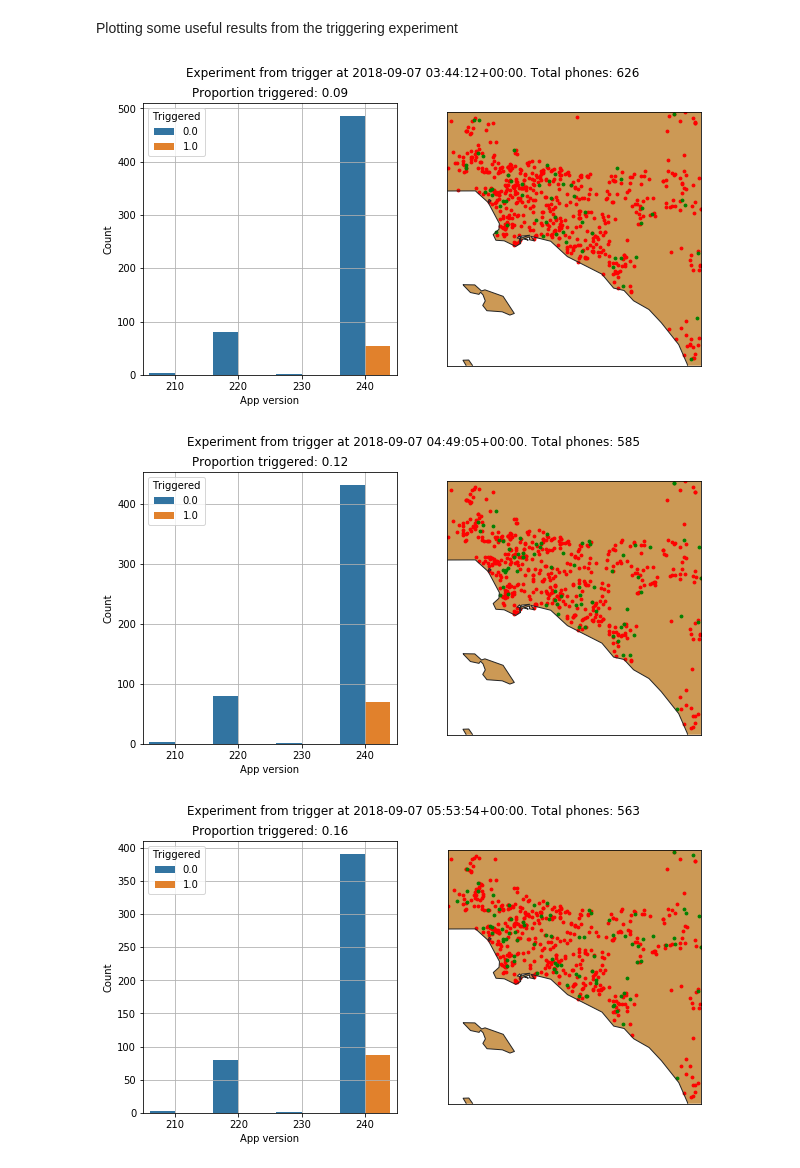
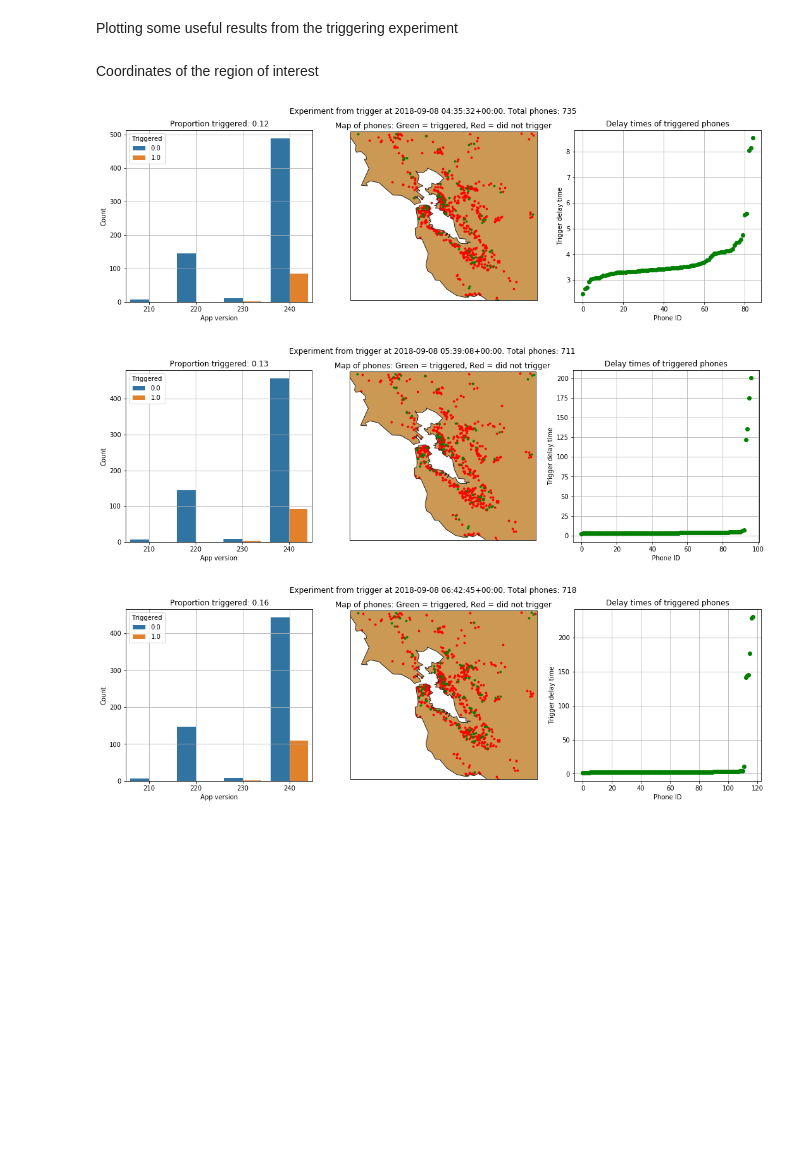
Before and after one commit to rmartinshort/MyShake_project, a Jupyter notebook: Triggering_experiment/Triggering_stats.ipynb, the cells around one changed output. Drawn from its saved outputs; the diff is of its cells as text; code cells hidden in the pictures; blank space fills up the shorter version.

```diff
--- a/Triggering_experiment/Triggering_stats.ipynb
+++ b/Triggering_experiment/Triggering_stats.ipynb
@@ -11,6 +11,13 @@ import pytz
 import matplotlib.pyplot as plt
 import seaborn as sns
 from mpl_toolkits.basemap import Basemap
+# %% [markdown]
+Coordinates of the region of interest
+# %%
+lonmin = -123.128
+lonmax = -121.387
+latmin = 36.921
+latmax = 38.494
 # %%
 #list of files containng the phones we wanted to trigger
 to_trigger = glob.glob('Phones_to_trigger*')
@@ -70,37 +77,48 @@ for trigger_time in to_trigger_times:
 
     phones_to_trigger['triggered'] = trigs
 
     #----------------------------------
 
-    figure = plt.figure(figsize=(10,5))
-    ax1 = figure.add_subplot(121)
+    figure = plt.figure(figsize=(18,5))
+    ax1 = figure.add_subplot(131)
     proportion_triggered = np.sum(phones_to_trigger['triggered'])/len(phones_to_trigger)
     total_phones = len(phones_to_trigger)
     sns.countplot(x='appVersion',data=phones_to_trigger,hue='triggered',ax=ax1)
     ax1.set_xlabel('App version')
     ax1.set_ylabel('Count')
     ax1.legend(loc='upper left',title='Triggered')
     ax1.grid()
     ax1.set_title('Proportion triggered: %.2f' %proportion_triggered)
 
-    ax2 = figure.add_subplot(122)
+    ax2 = figure.add_subplot(132)
 
     triggered_phones = phones_to_trigger[phones_to_trigger['triggered']==1]
     untriggered_phones = phones_to_trigger[phones_to_trigger['triggered']==0]
 
-    map = Basemap(llcrnrlon=-118.7, llcrnrlat=33., urcrnrlon=-117.2, urcrnrlat=34.5, lat_0=33.75, lon_0=-118, resolution = 'i',ax=ax2)
+    map = Basemap(llcrnrlon=lonmin, llcrnrlat=latmin, urcrnrlon=lonmax, urcrnrlat=latmax,
+                  lat_0=latmin+(latmax-latmin)/2, lon_0=lonmin+(lonmax-lonmin)/2, resolution = 'i',ax=ax2)
+
     map.fillcontinents(color='#cc9955', lake_color='aqua', zorder = 0)
     map.drawcoastlines(color = '0.15')
     xtrig, ytrig = map(triggered_phones['longitude'].values,triggered_phones['latitude'].values)
     xutrig, yutrig = map(untriggered_phones['longitude'].values,untriggered_phones['latitude'].values)
     map.scatter(xutrig,yutrig,8,marker='o',color='r')
     map.scatter(xtrig,ytrig,8,marker='o',color='g')
+    ax2.set_title("Map of phones: Green = triggered, Red = did not trigger")
+
+    ax3 = figure.add_subplot(133)
+
+    ax3.plot(phones_did_trigger['trigger_delay'],'go')
+    ax3.set_xlabel('Phone ID')
+    ax3.set_ylabel('Trigger delay time')
+    ax3.grid()
+    ax3.set_title('Delay times of triggered phones')
 
     figure.suptitle('Experiment from trigger at %s. Total phones: %i' %(trigger_time_corr,total_phones) )
     figname = "Triggering_experiment_%s.png" %count
     plt.savefig(figname,dpi=400)
     count += 1
 # %% [output]
-[figure, old version]
+[figure, new version]
-[figure, old version]
+[figure, new version]
-[figure, old version]
+[figure, new version]
```
Also changed, not shown: parts of 1 cell of this notebook, 1 other file.
